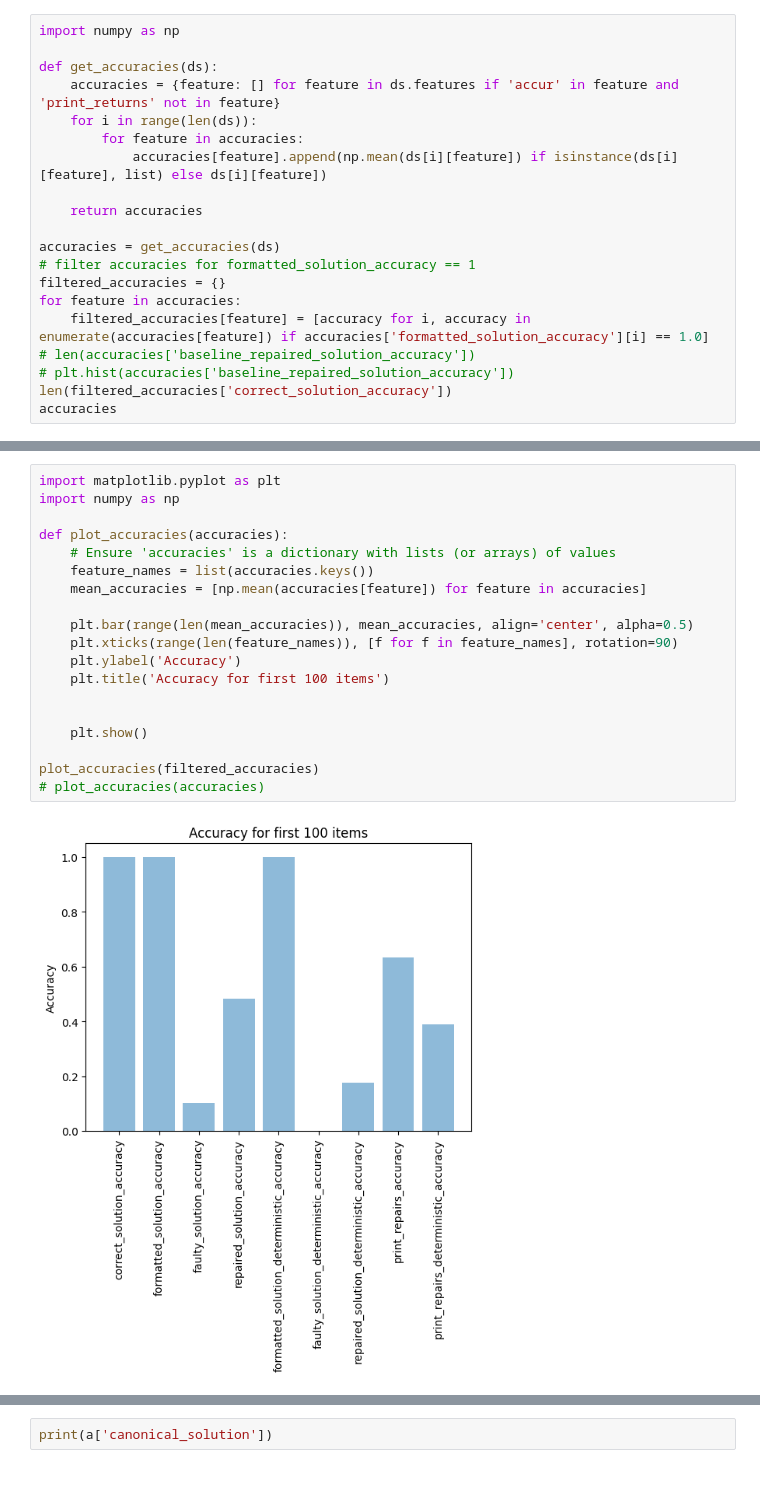
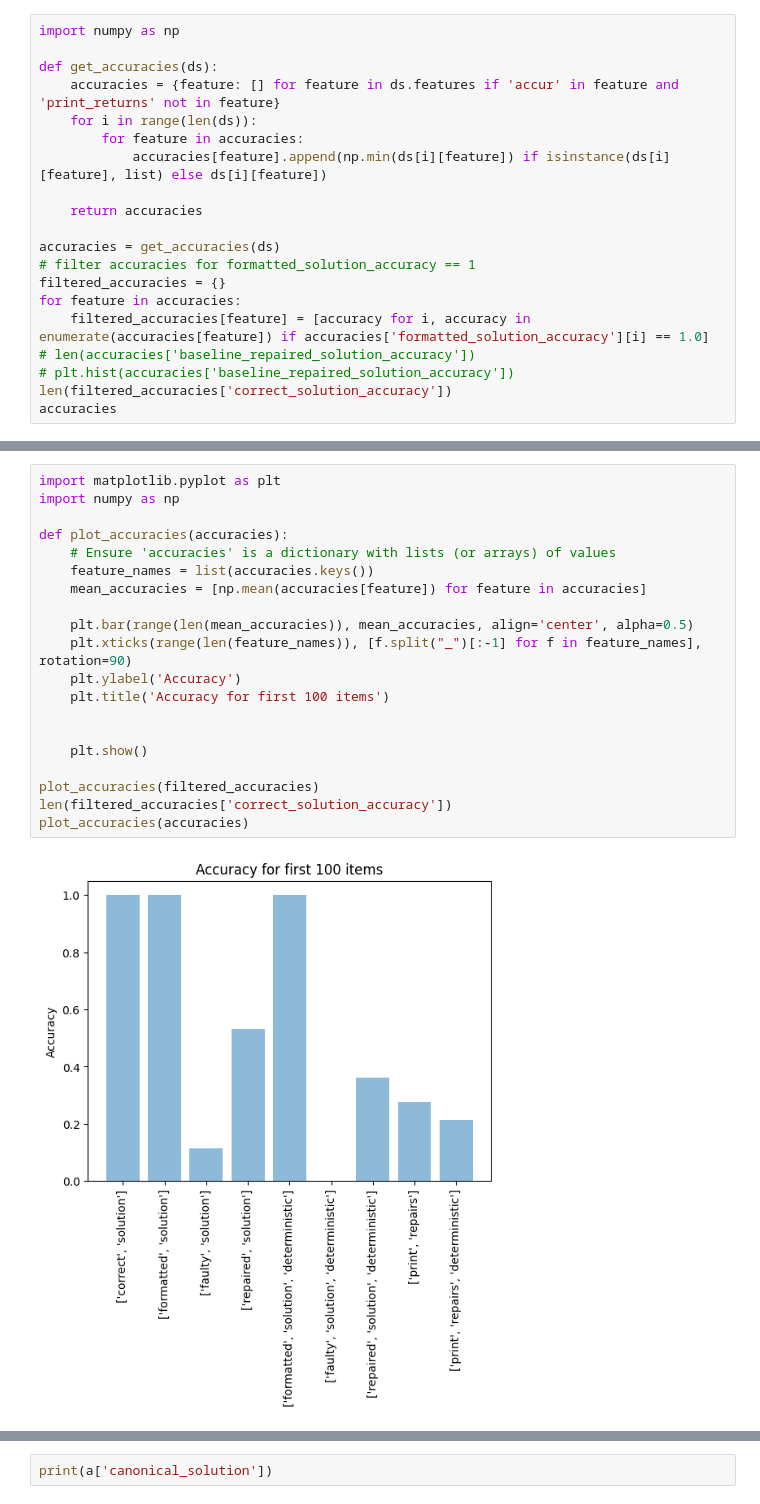
Before and after one commit to janphilippfranken/printllama, a Jupyter notebook: experiments/apps/debug.ipynb, the cells around one changed output, grey strips where cells are left out. Saved outputs shown, nothing was run; the diff lists cells and outputs as text.

```diff
--- a/experiments/apps/debug.ipynb
+++ b/experiments/apps/debug.ipynb
@@ -14,7 +14,7 @@ def get_accuracies(ds):
     accuracies = {feature: [] for feature in ds.features if 'accur' in feature and 'print_returns' not in feature}
     for i in range(len(ds)):
         for feature in accuracies:
-            accuracies[feature].append(np.mean(ds[i][feature]) if isinstance(ds[i][feature], list) else ds[i][feature])
+            accuracies[feature].append(np.min(ds[i][feature]) if isinstance(ds[i][feature], list) else ds[i][feature])
 
     return accuracies
 
@@ -53,21 +48,22 @@ a[:200]
 # %%
 import matplotlib.pyplot as plt
 import numpy as np
 
 def plot_accuracies(accuracies):
     # Ensure 'accuracies' is a dictionary with lists (or arrays) of values
     feature_names = list(accuracies.keys())
     mean_accuracies = [np.mean(accuracies[feature]) for feature in accuracies]
 
     plt.bar(range(len(mean_accuracies)), mean_accuracies, align='center', alpha=0.5)
-    plt.xticks(range(len(feature_names)), [f for f in feature_names], rotation=90)
+    plt.xticks(range(len(feature_names)), [f.split("_")[:-1] for f in feature_names], rotation=90)
     plt.ylabel('Accuracy')
     plt.title('Accuracy for first 100 items')
 
 
     plt.show()
 
 plot_accuracies(filtered_accuracies)
-# plot_accuracies(accuracies)
+len(filtered_accuracies['correct_solution_accuracy'])
+plot_accuracies(accuracies)
 # %% [output]
-[figure, old version]
+[figure, new version]
```
Also changed, not shown: parts of 9 cells of this notebook, 2 other files.
